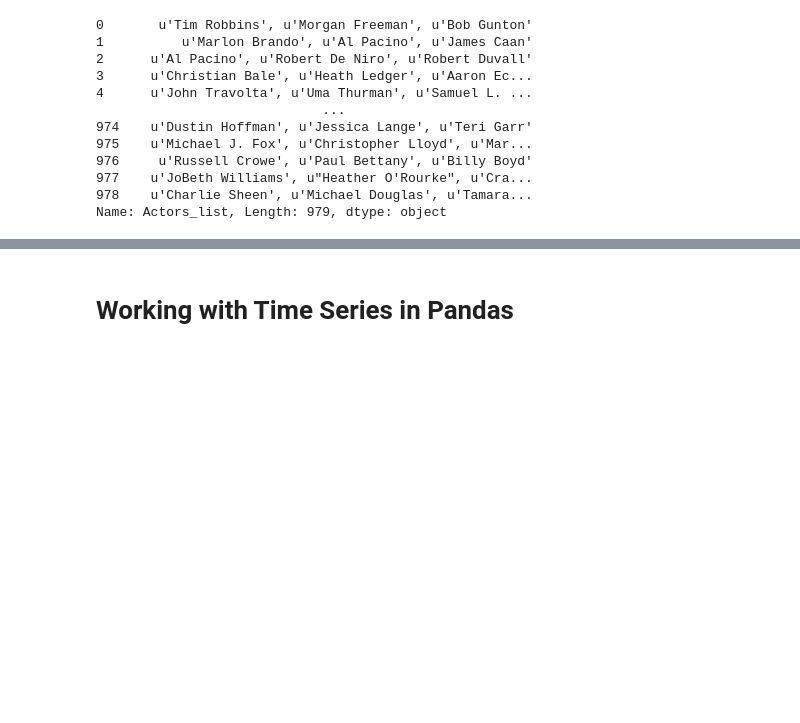
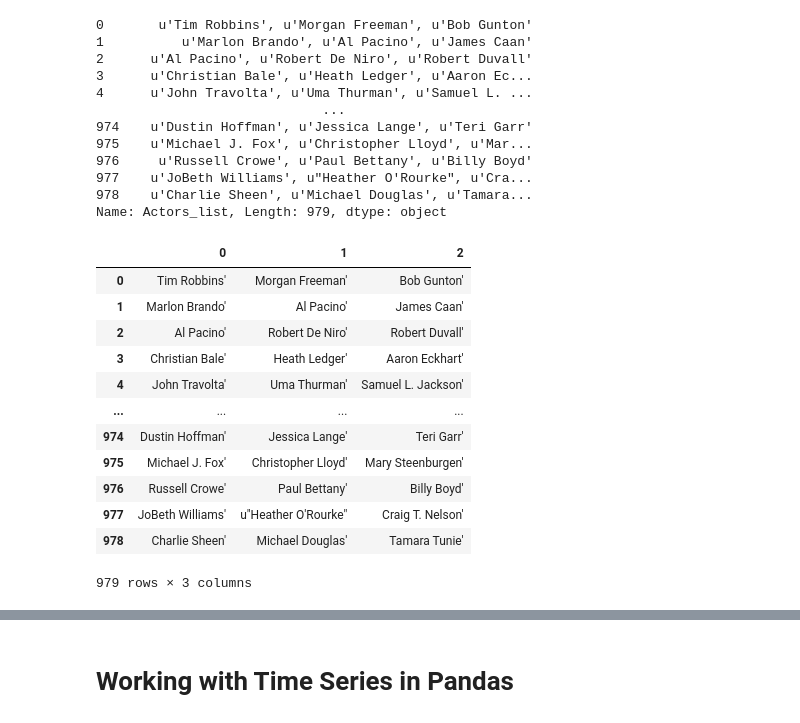
Before and after one commit to hieudarius/PY71SA1L1, a Jupyter notebook: Pandas-Part2.ipynb, the cells around one changed output, grey strips where cells are left out. Cells and saved outputs as stored; diff of their text form; code cells hidden in the pictures; blank space fills up the shorter version.

```diff
--- a/Pandas-Part2.ipynb
+++ b/Pandas-Part2.ipynb
@@ -1316,3 +1350,19 @@ wide -> long
+# %%
+t.Actors_list.str.replace("[","").str.replace("]","").str.replace("u'","").str.split(",",expand=True)
+# %% [output]
+|  | 0 | 1 | 2 |
+| 0 | Tim Robbins' | Morgan Freeman' | Bob Gunton' |
+| 1 | Marlon Brando' | Al Pacino' | James Caan' |
+| 2 | Al Pacino' | Robert De Niro' | Robert Duvall' |
+| 3 | Christian Bale' | Heath Ledger' | Aaron Eckhart' |
+| 4 | John Travolta' | Uma Thurman' | Samuel L. Jackson' |
+| ... | ... | ... | ... |
+| 974 | Dustin Hoffman' | Jessica Lange' | Teri Garr' |
+| 975 | Michael J. Fox' | Christopher Lloyd' | Mary Steenburgen' |
+| 976 | Russell Crowe' | Paul Bettany' | Billy Boyd' |
+| 977 | JoBeth Williams' | u"Heather O'Rourke" | Craig T. Nelson' |
+| 978 | Charlie Sheen' | Michael Douglas' | Tamara Tunie' |
+979 rows × 3 columns
 # %%
 # t.Actors_list.str.replace("[","").str.replace("]","").str.replace("u","").str.split(",",expand=True)
 
```
Also changed, not shown: parts of 45 cells of this notebook, 1 other file.
